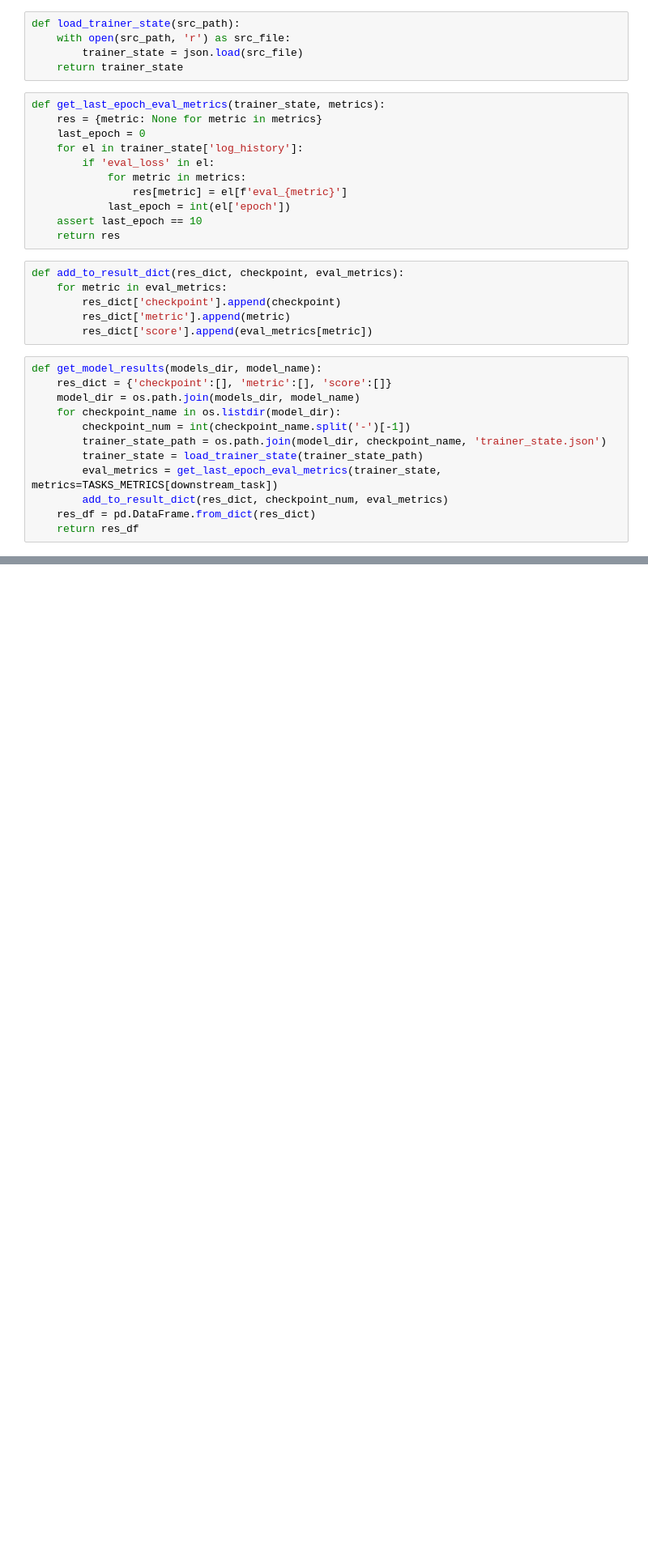
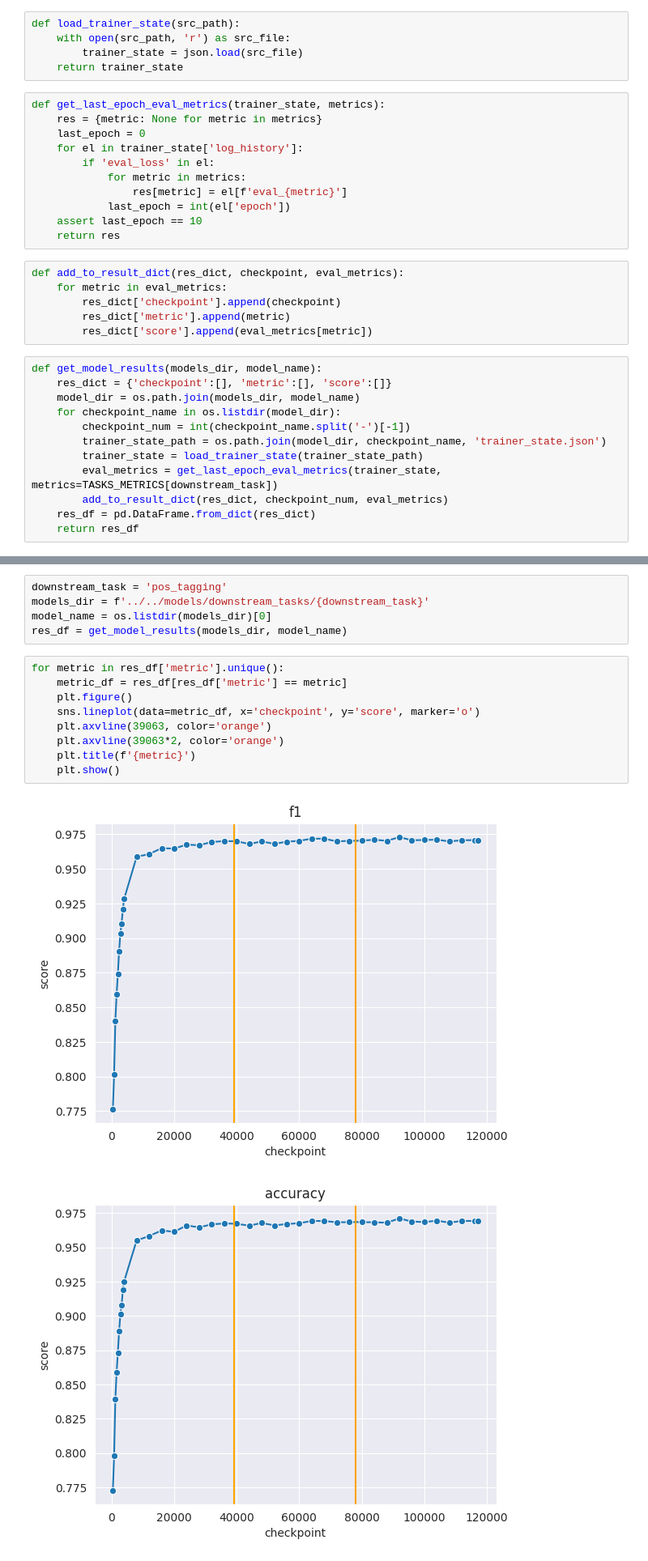
Before and after one commit to lucadinidue/curriculum_learning, a Jupyter notebook: scripts/eval/downstream_task_eval.ipynb, the cells around one changed output, grey strips where cells are left out. Shown: that part at 81% size. Cells and saved outputs as stored; diff of their text form; blank space fills up the shorter version.

```diff
--- a/scripts/eval/downstream_task_eval.ipynb
+++ b/scripts/eval/downstream_task_eval.ipynb
@@ -101,0 +103,17 @@ for metric in res_df['metric'].unique():
+# %%
+downstream_task = 'pos_tagging'
+models_dir = f'../../models/downstream_tasks/{downstream_task}'
+model_name = os.listdir(models_dir)[0]
+res_df = get_model_results(models_dir, model_name)
+# %%
+for metric in res_df['metric'].unique():
+    metric_df = res_df[res_df['metric'] == metric]
+    plt.figure()
+    sns.lineplot(data=metric_df, x='checkpoint', y='score', marker='o')
+    plt.axvline(39063, color='orange')
+    plt.axvline(39063*2, color='orange')
+    plt.title(f'{metric}')
+    plt.show()
+# %% [output]
+[figure, added]
+[figure, added]
```
Also changed, not shown: parts of 8 cells of this notebook, 1 other file.
